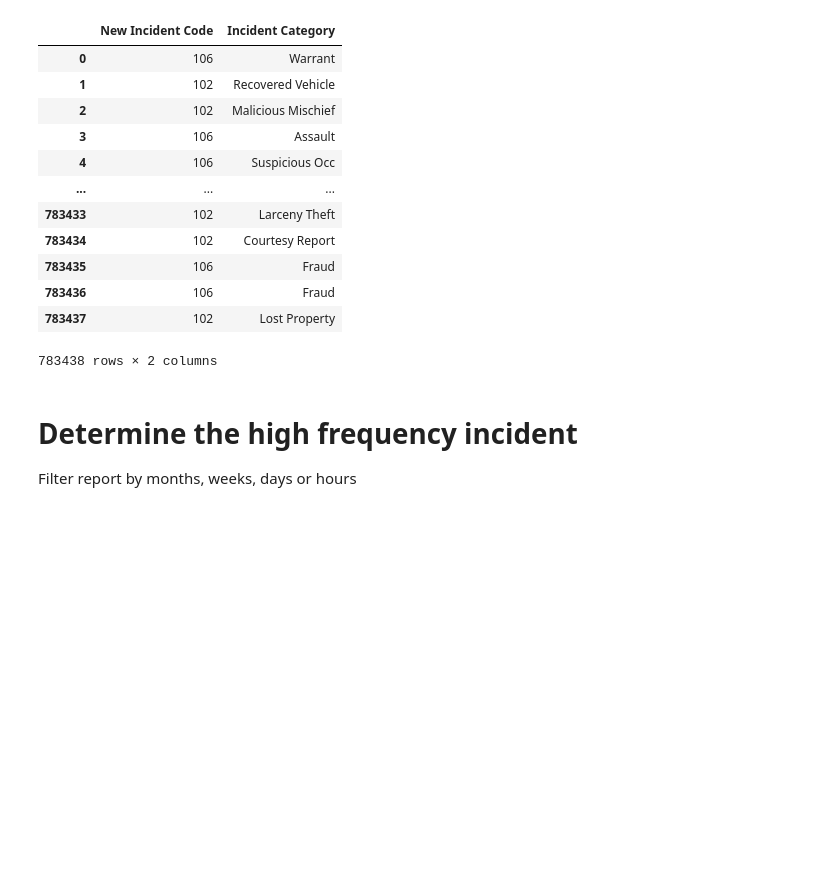
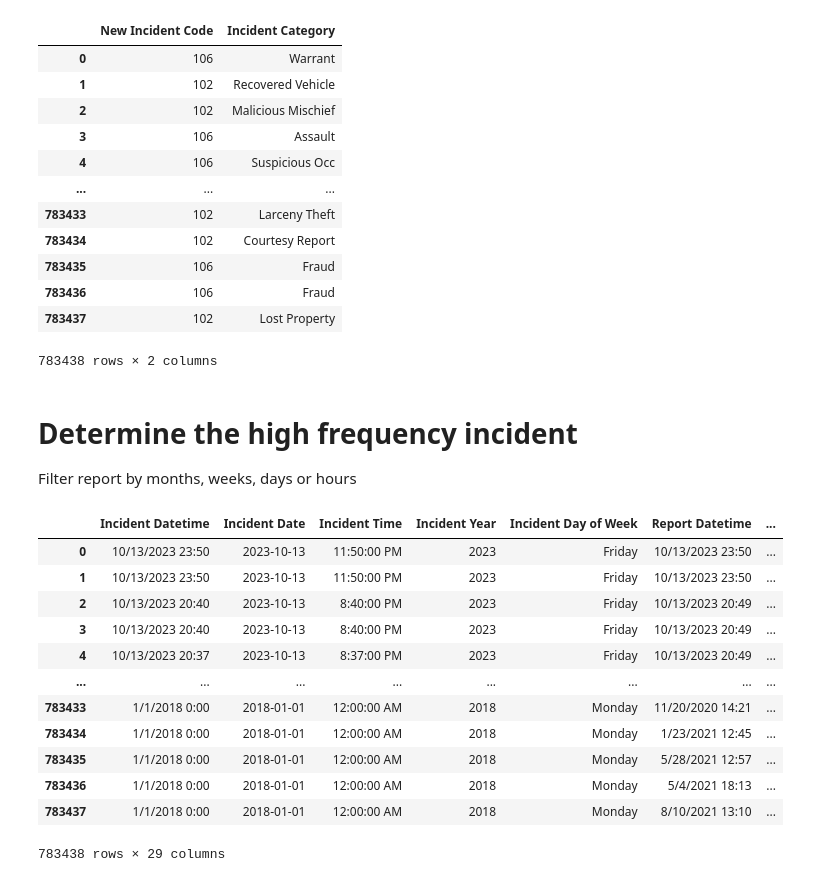
Before and after one commit to rabellan/SafetyNet, a Jupyter notebook: safetynet_sf_crimedata.ipynb, the cells around one changed output. Drawn from its saved outputs; the diff is of its cells as text; code cells hidden in the pictures; blank space fills up the shorter version.

```diff
--- a/safetynet_sf_crimedata.ipynb
+++ b/safetynet_sf_crimedata.ipynb
@@ -300,3 +300,25 @@ new_crimedata_df.to_csv('data/new_category_incident_id.csv', index=False)
 # %% [markdown]
 # Determine the high frequency incident
 Filter report by months, weeks, days or hours
+# %%
+#Let's first convert the Incident Date column into datetime
+crimedata_df["Incident Date"] = pd.to_datetime(crimedata_df["Incident Date"])
+
+#Filter the DataFrame for years 2018 to 2023
+filtered_date_df = crimedata_df[crimedata_df["Incident Date"].dt.year.isin(range(2018, 2024))]
+
+filtered_date_df
+# %% [output]
+|  | Incident Datetime | Incident Date | Incident Time | Incident Year | Incident Day of Week | Report Datetime | ... |
+| 0 | 10/13/2023 23:50 | 2023-10-13 | 11:50:00 PM | 2023 | Friday | 10/13/2023 23:50 | ... |
+| 1 | 10/13/2023 23:50 | 2023-10-13 | 11:50:00 PM | 2023 | Friday | 10/13/2023 23:50 | ... |
+| 2 | 10/13/2023 20:40 | 2023-10-13 | 8:40:00 PM | 2023 | Friday | 10/13/2023 20:49 | ... |
+| 3 | 10/13/2023 20:40 | 2023-10-13 | 8:40:00 PM | 2023 | Friday | 10/13/2023 20:49 | ... |
+| 4 | 10/13/2023 20:37 | 2023-10-13 | 8:37:00 PM | 2023 | Friday | 10/13/2023 20:49 | ... |
+| ... | ... | ... | ... | ... | ... | ... | ... |
+| 783433 | 1/1/2018 0:00 | 2018-01-01 | 12:00:00 AM | 2018 | Monday | 11/20/2020 14:21 | ... |
+| 783434 | 1/1/2018 0:00 | 2018-01-01 | 12:00:00 AM | 2018 | Monday | 1/23/2021 12:45 | ... |
+| 783435 | 1/1/2018 0:00 | 2018-01-01 | 12:00:00 AM | 2018 | Monday | 5/28/2021 12:57 | ... |
+| 783436 | 1/1/2018 0:00 | 2018-01-01 | 12:00:00 AM | 2018 | Monday | 5/4/2021 18:13 | ... |
+| 783437 | 1/1/2018 0:00 | 2018-01-01 | 12:00:00 AM | 2018 | Monday | 8/10/2021 13:10 | ... |
+783438 rows × 29 columns
```
Also changed, not shown: parts of 4 cells of this notebook.
